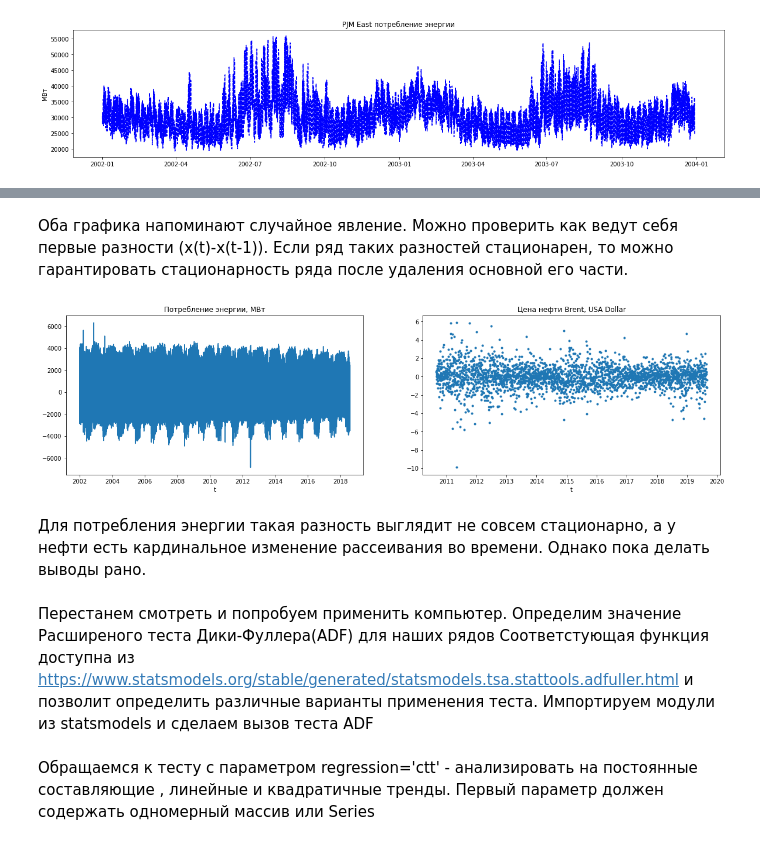
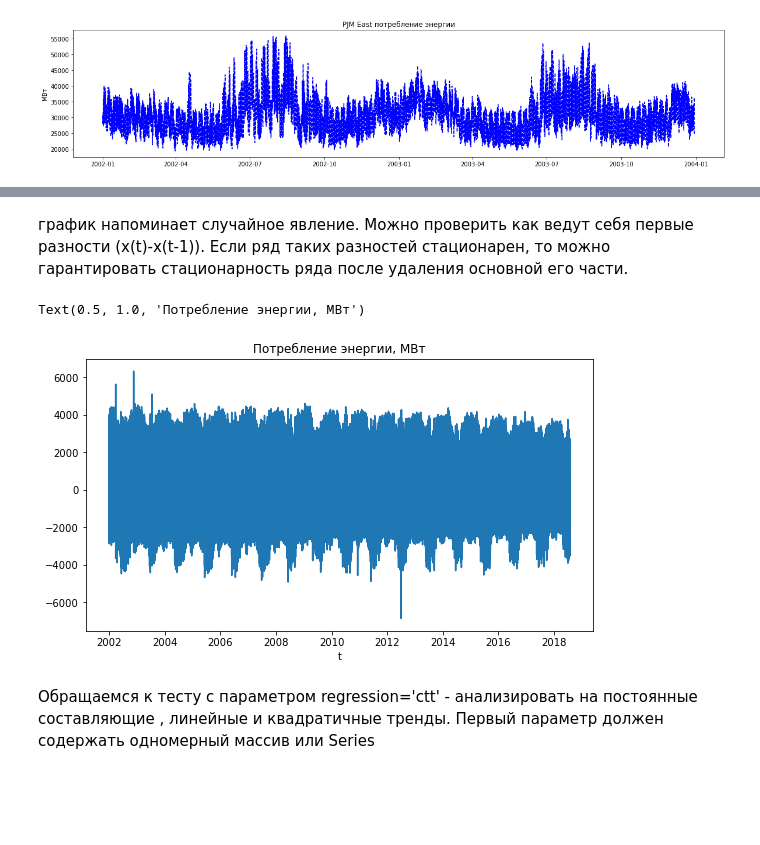
Before and after one commit to mikhachev/Data-Science-Python, a Jupyter notebook: MLB_hw2_converting_features.ipynb, the cells around one changed output, grey strips where cells are left out. Saved outputs shown, nothing was run; the diff lists cells and outputs as text; code cells hidden in the pictures; blank space fills up the shorter version.

```diff
--- a/MLB_hw2_converting_features.ipynb
+++ b/MLB_hw2_converting_features.ipynb
@@ -197,4 +110,4 @@ plt.show()
 # %% [markdown]
-Оба графика напоминают случайное явление. Можно проверить как ведут себя первые разности (x(t)-x(t-1)). Если ряд таких разностей стационарен, то можно гарантировать стационарность ряда после удаления основной его части.
+график напоминает случайное явление. Можно проверить как ведут себя первые разности (x(t)-x(t-1)). Если ряд таких разностей стационарен, то можно гарантировать стационарность ряда после удаления основной его части.
 # %%
 d_data = data['PJME_MW'].values[1:]-data['PJME_MW'].values[:-1]
@@ -202,20 +114,12 @@ d_brent_data = brent_data['Значение'].values[1:]- brent_data['Значе
 # %%
 plt.figure(figsize=(20,5))
 plt.subplot(1,2,1)
 plt.plot(data.iloc[:-1].index,d_data)
 plt.xlabel('t')
 plt.title('Потребление энергии, МВт')
-plt.subplot(1,2,2)
-plt.plot(brent_data.iloc[:-1].index,d_brent_data,'.')
-plt.xlabel('t')
-plt.title('Цена нефти Brent, USA Dollar')
-plt.show()
 # %% [output]
+Text(0.5, 1.0, 'Потребление энергии, МВт')
-[figure, old version]
+[figure, new version]
-# %% [markdown]
-Для потребления энергии такая разность выглядит не совсем стационарно, а у нефти есть кардинальное изменение рассеивания во времени. Однако пока делать выводы рано.
-# %% [markdown]
-Перестанем смотреть и попробуем применить компьютер. Определим значение Расширеного теста Дики-Фуллера(ADF) для наших рядов  Соответстующая функция доступна из https://www.statsmodels.org/stable/generated/statsmodels.tsa.stattools.adfuller.html и позволит определить различные варианты применения теста. Импортируем модули из statsmodels и сделаем вызов теста ADF
 # %%
 import statsmodels.formula.api as smf
 import statsmodels.tsa.api as smt
```
Also changed, not shown: parts of 85 cells of this notebook.
